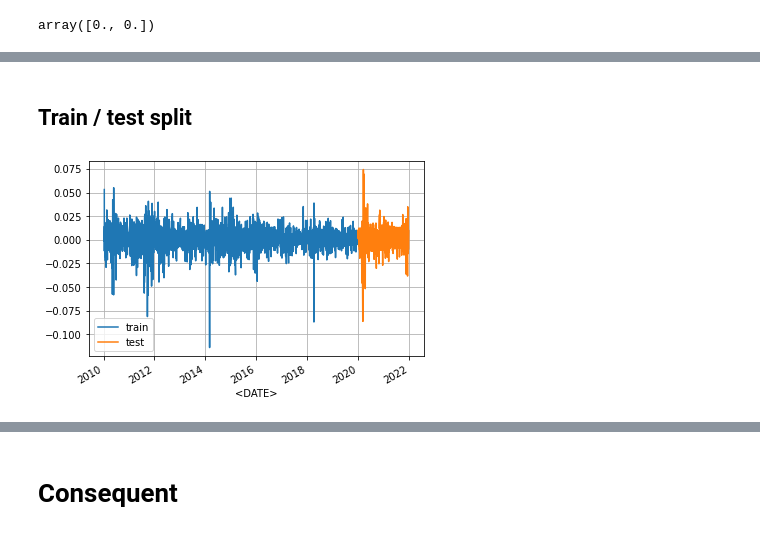
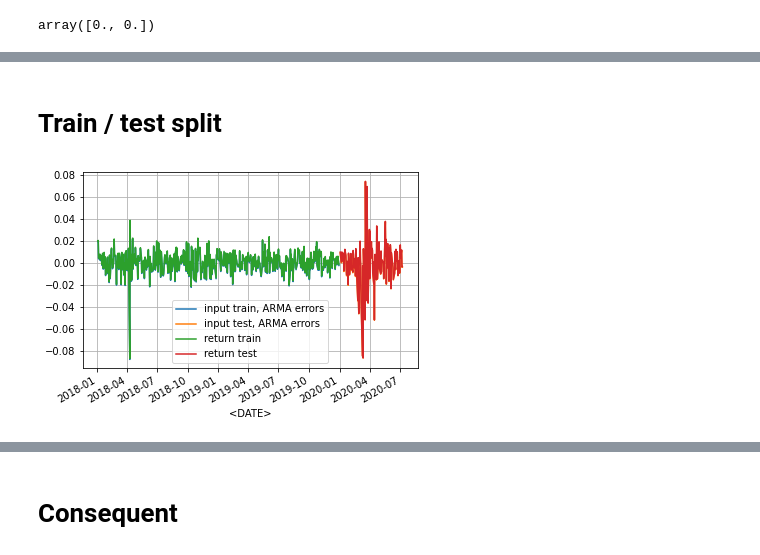
Before and after one commit to Northern125/fuzzy-volatility-modeling, a Jupyter notebook: seasonal_modeling/data_setting.ipynb, the cells around one changed output, grey strips where cells are left out. Cells and saved outputs as stored; diff of their text form; code cells hidden in the pictures.

```diff
--- a/seasonal_modeling/data_setting.ipynb
+++ b/seasonal_modeling/data_setting.ipynb
@@ -102,6 +108,8 @@ array([0., 0.])
 # %%
 rescale_factor = 1
-start_date = '2010-01-01'
+start_date = '2018-01-01'
+# end_date = '2019-12-31'
 
-input_data = rtsi['log return'].loc[start_date:].copy() * rescale_factor
+ret = (rtsi['log return'].loc[start_date:].copy() * rescale_factor).copy()
+# input_data = (ret - ret.expanding().mean()).copy()
 # %%
@@ -132,26 +142,33 @@ n
 # %% [markdown]
-## Train / test split
+# Train / test split
 # %%
 # n_train = 252 * 2  # 2000
 
-n_test = 252 * 2
+n_test = 126
 # n_test = min(n - n_train, n_test)
-
-end_date = '2019-12-31'
+train_end = '2019-12-31'
+# %%
+ret_train, ret_test = ret.loc[:train_end].copy(), ret[train_end:].iloc[:n_test].copy()
+
+train_mean = ret_train.mean()
+train = (ret_train - train_mean).copy()
+test = (ret - ret.expanding().mean()).loc[train_end:].iloc[:n_test].copy()
 # %%
-# train, test = input_data.iloc[:n_train].copy(), input_data.iloc[n_train:(n_train + n_test)].copy()
-train, test = input_data.loc[start_date:end_date].copy(), input_data[end_date:].iloc[:n_test].copy()
+# train, test = ret.iloc[:n_train].copy(), ret.iloc[n_train:(n_train + n_test)].copy()
+# train, test = ret.loc[:train_end].copy(), ret[train_end:].iloc[:n_test].copy()
 input_cut = pd.concat([train, test]).copy()
 # data_to_cluster_train, data_to_cluster_test = days_of_week.iloc[:n_train].copy(), days_of_week.iloc[n_train:].copy()
 # %%
-train.plot(label='train')
-test.plot(label='test')
+train.plot(label='input train, ARMA errors')
+test.plot(label='input test, ARMA errors')
+ret_train.plot(label='return train')
+ret_test.plot(label='return test')
 
 plt.legend()
 plt.grid()
 plt.show()
 # %% [output]
-[figure, old version]
+[figure, new version]
 # %%
 train.describe()
 # %% [output]
```
Also changed, not shown: parts of 40 cells of this notebook, 2 other files.
